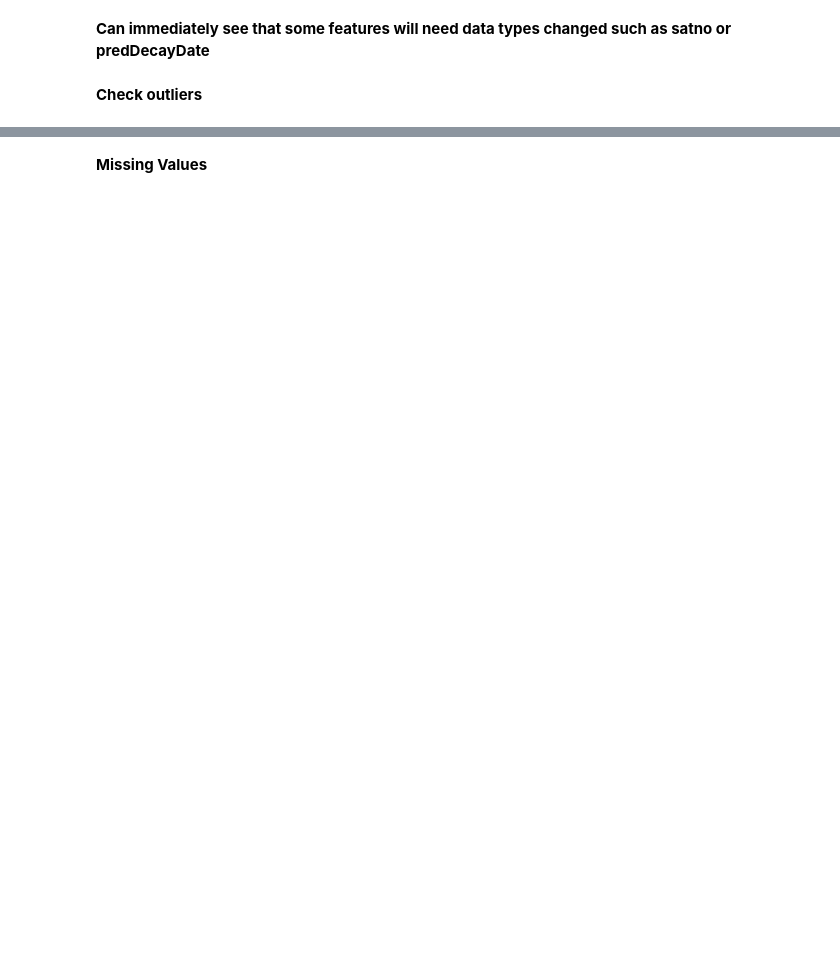
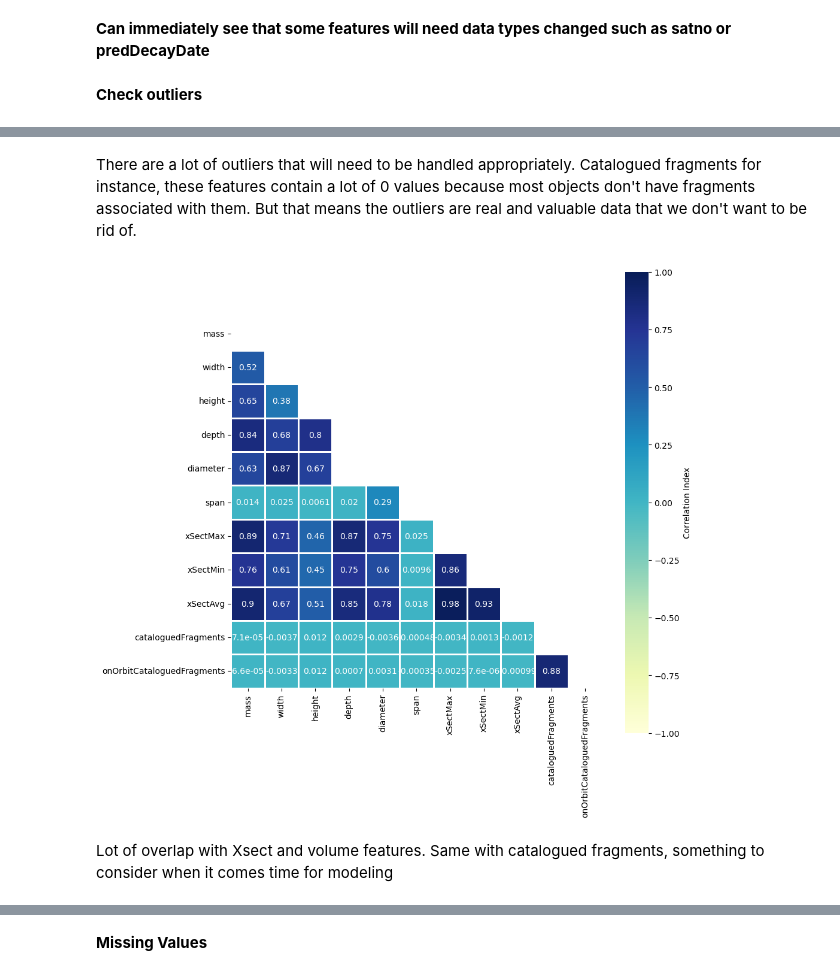
Before and after one commit to tkbarb10/ADS508-GroupProject, a Jupyter notebook: new_main.ipynb, the cells around one changed output, grey strips where cells are left out. Cells and saved outputs as stored; diff of their text form; code cells hidden in the pictures; blank space fills up the shorter version.

Commit message:
Updated EDA in main and made variables consistent

```diff
--- a/new_main.ipynb
+++ b/new_main.ipynb
@@ -189,4 +208,4 @@ else:
 # %%
-df = pd.read_parquet('Data to use/full_esa_data.parquet')
+df = pd.read_parquet(f'{current_path}/data/raw data/full_esa_data.parquet')
 # %%
 df.describe().T
@@ -217,3 +271,28 @@ plt.show()
+# %% [markdown]
+
+There are a lot of outliers that will need to be handled appropriately.  Catalogued fragments for instance, these features contain a lot of 0 values because most objects don't have fragments associated with them.  But that means the outliers are real and valuable data that we don't want to be rid of.
+# %%
+# Correlation plot for numerical columns
+
+matrix = np.triu(df[numeric_cols].corr())
+
+plt.figure(figsize=(10,10))
+# parse corr variable intro triangular matrix
+sns.heatmap(df[numeric_cols].corr(),
+            vmin = -1,
+            vmax = 1,
+            annot=True,
+            cmap = 'YlGnBu',
+            linewidths = .75,
+            mask = matrix,
+            square = True,
+            cbar_kws={'label': 'Correlation Index'})
+plt.show()
+# %% [output]
+[figure, added]
+# %% [markdown]
+
+Lot of overlap with Xsect and volume features.  Same with catalogued fragments, something to consider when it comes time for modeling
 # %%
 import matplotlib.pyplot as plt
 import textwrap
```
Also changed, not shown: parts of 101 cells of this notebook.
